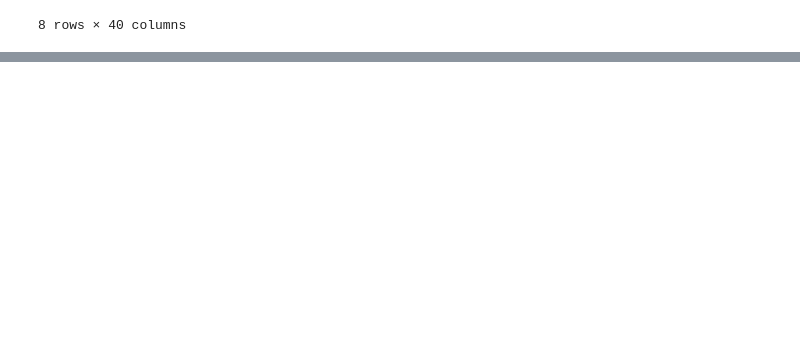
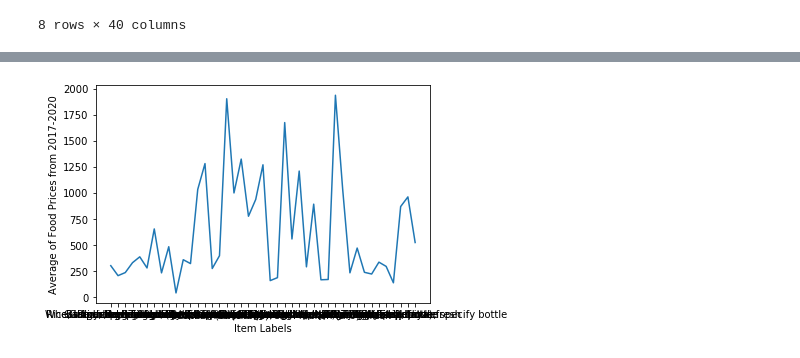
Before and after one commit to Ivynjambi/Jenga-Project, a Jupyter notebook: Analysis of selected food prices in Nigeria.ipynb, the cells around one changed output, grey strips where cells are left out. Drawn from its saved outputs; the diff is of its cells as text; code cells hidden in the pictures; blank space fills up the shorter version.

```diff
--- a/Analysis of selected food prices in Nigeria.ipynb
+++ b/Analysis of selected food prices in Nigeria.ipynb
@@ -70,0 +84,3 @@ food_prices.describe()
+# %%
+av_row = food_prices.mean(axis=1)
+print( av_row)
@@ -70,0 +105,8 @@ food_prices.describe()
+# %%
+#av_row.plot()
+plt.plot(food_prices["Item Labels"], av_row)
+plt.xlabel("Item Labels")
+plt.ylabel("Average of Food Prices from 2017-2020")
+plt.show()
+# %% [output]
+[figure, added]
```
Also changed, not shown: parts of 6 cells of this notebook.
